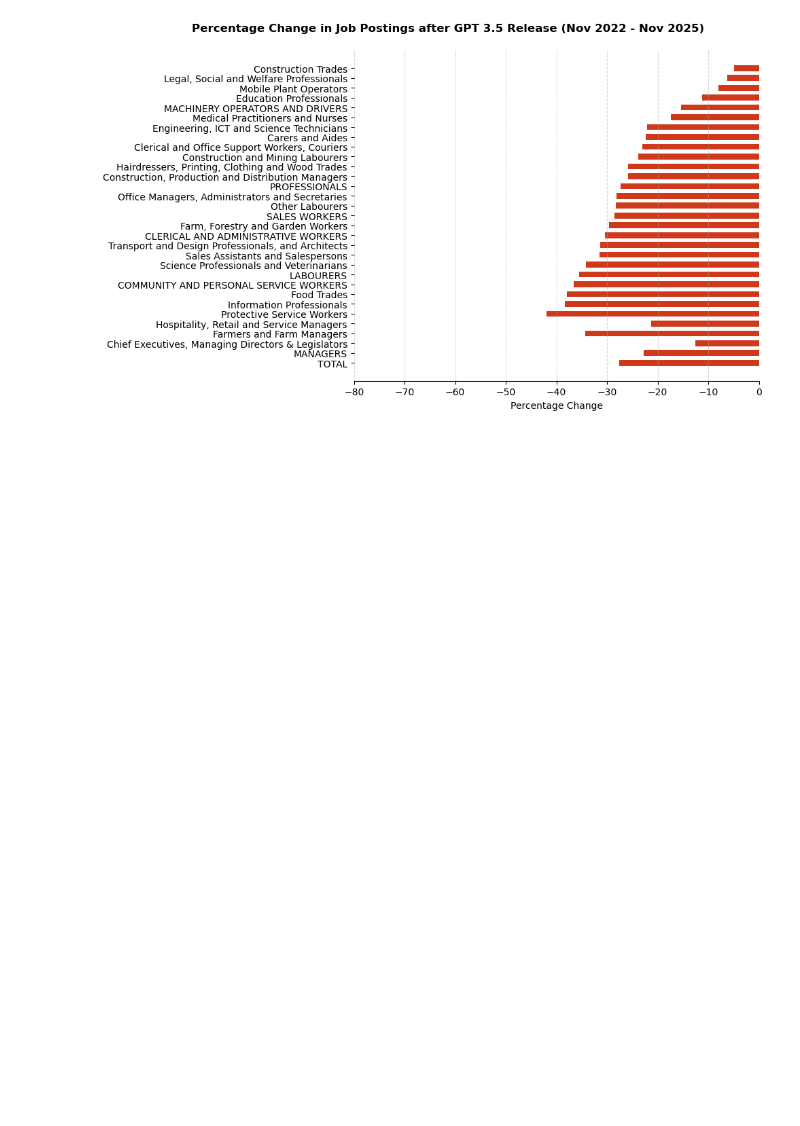
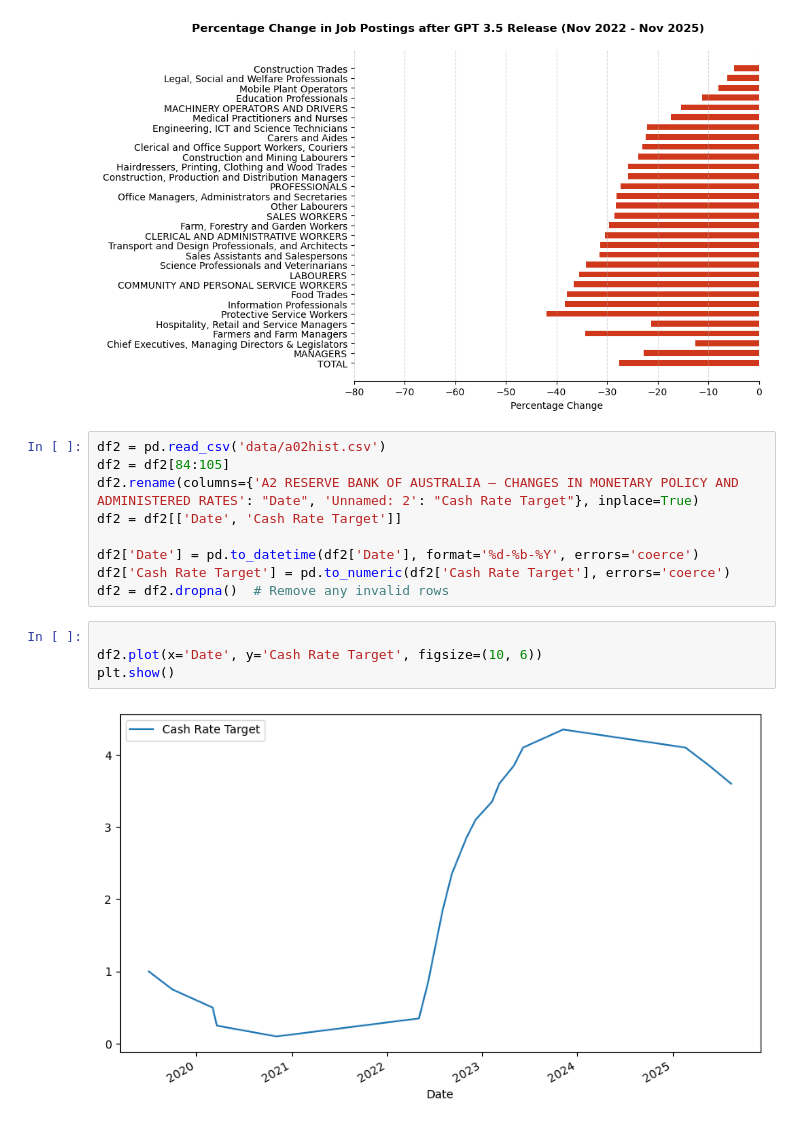
Before and after one commit to phenom0999/Summer-Internship-2025, a Jupyter notebook: Notebooks/AI_Impact_On_Vacancy/ai_impact_on_vacancy.ipynb, the cells around one changed output. Cells and saved outputs as stored; diff of their text form; blank space fills up the shorter version.

```diff
--- a/Notebooks/AI_Impact_On_Vacancy/ai_impact_on_vacancy.ipynb
+++ b/Notebooks/AI_Impact_On_Vacancy/ai_impact_on_vacancy.ipynb
@@ -81,3 +92,18 @@ plt.savefig("outputs/images/ai_impact_on_job_postings")
 plt.show()
 # %% [output]
 [figure]
+# %%
+df2 = pd.read_csv('data/a02hist.csv')
+df2 = df2[84:105]
+df2.rename(columns={'A2 RESERVE BANK OF AUSTRALIA – CHANGES IN MONETARY POLICY AND ADMINISTERED RATES': "Date", 'Unnamed: 2': "Cash Rate Target"}, inplace=True)
+df2 = df2[['Date', 'Cash Rate Target']]
+
+df2['Date'] = pd.to_datetime(df2['Date'], format='%d-%b-%Y', errors='coerce')
+df2['Cash Rate Target'] = pd.to_numeric(df2['Cash Rate Target'], errors='coerce')
+df2 = df2.dropna()  # Remove any invalid rows
+# %%
+
+df2.plot(x='Date', y='Cash Rate Target', figsize=(10, 6))
+plt.show()
+# %% [output]
+[figure, added]
```
Also changed, not shown: parts of 3 cells of this notebook, 3 other files.
